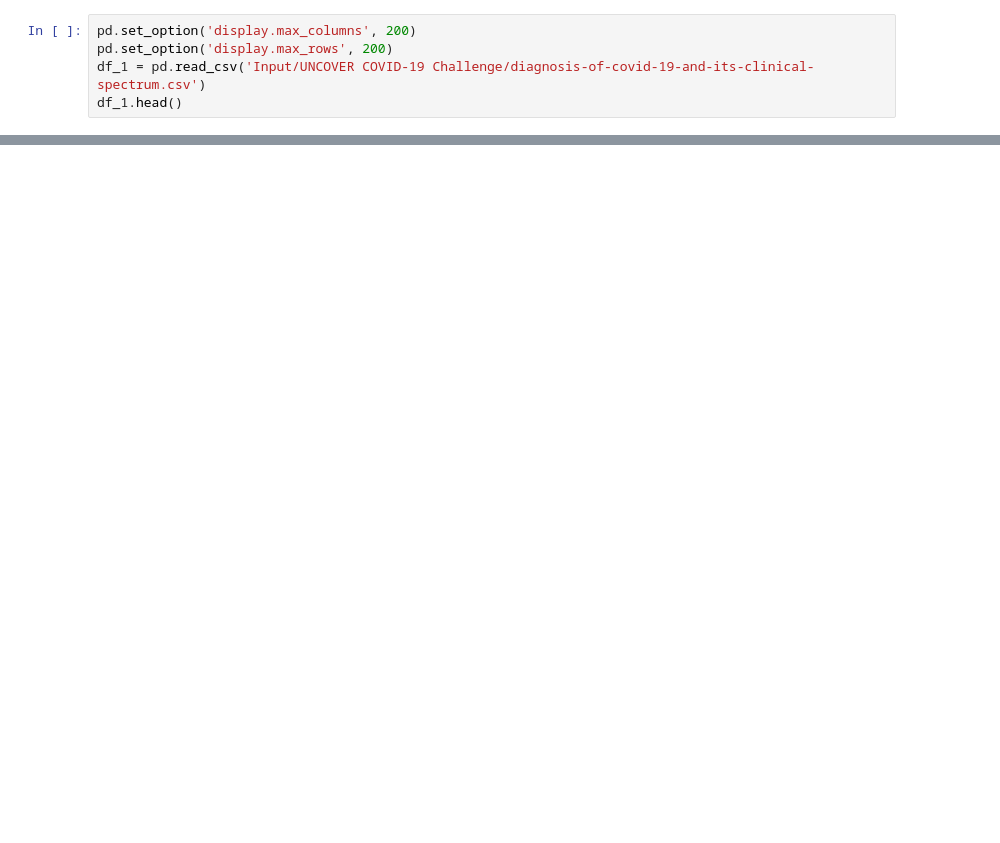
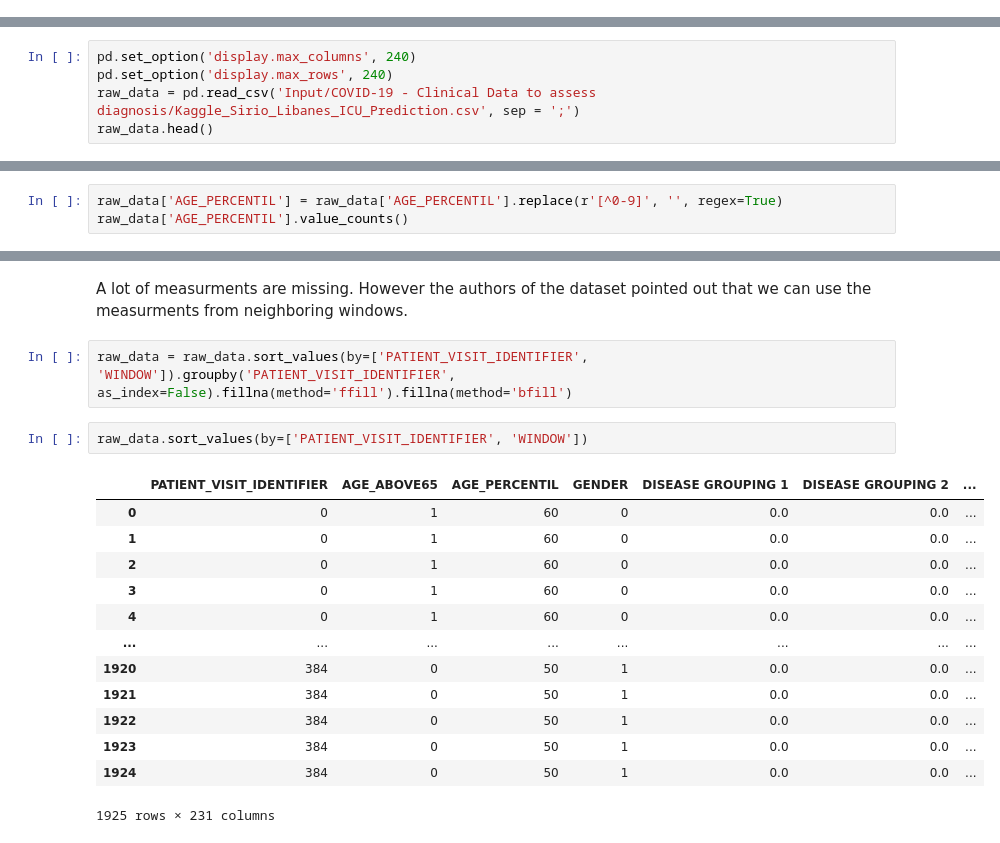
Before and after one commit to gthecrack/COVID-predictions, a Jupyter notebook: Untitled.ipynb, the cells around one changed output, grey strips where cells are left out. Drawn from its saved outputs; the diff is of its cells as text; blank space fills up the shorter version.

```diff
--- a/Untitled.ipynb
+++ b/Untitled.ipynb
@@ -13,7 +21,2 @@ Input/COVID-19 - Clinical Data to assess diagnosis\Kaggle_Sirio_Libanes_ICU_Pred
 diagnosis-of-covid-19-and-its-clinical-spectrum.csv
 Input/UNCOVER COVID-19 Challenge\diagnosis-of-covid-19-and-its-clinical-spectrum.csv
-# %%
-pd.set_option('display.max_columns', 200)
-pd.set_option('display.max_rows', 200)
-df_1 = pd.read_csv('Input/UNCOVER COVID-19 Challenge/diagnosis-of-covid-19-and-its-clinical-spectrum.csv')
-df_1.head()
@@ -159,0 +33,5 @@ Name: PATIENT_VISIT_IDENTIFIER, Length: 385, dtype: int64
+# %%
+pd.set_option('display.max_columns', 240)
+pd.set_option('display.max_rows', 240)
+raw_data = pd.read_csv('Input/COVID-19 - Clinical Data to assess diagnosis/Kaggle_Sirio_Libanes_ICU_Prediction.csv', sep = ';')
+raw_data.head()
@@ -159,0 +192,3 @@ Name: PATIENT_VISIT_IDENTIFIER, Length: 385, dtype: int64
+# %%
+raw_data['AGE_PERCENTIL'] = raw_data['AGE_PERCENTIL'].replace(r'[^0-9]', '', regex=True)
+raw_data['AGE_PERCENTIL'].value_counts()
@@ -159,0 +222,20 @@ Name: PATIENT_VISIT_IDENTIFIER, Length: 385, dtype: int64
+# %% [markdown]
+A lot of measurments are missing. However the authors of the dataset pointed out that we can use the measurments from neighboring windows.
+# %%
+raw_data = raw_data.sort_values(by=['PATIENT_VISIT_IDENTIFIER', 'WINDOW']).groupby('PATIENT_VISIT_IDENTIFIER', as_index=False).fillna(method='ffill').fillna(method='bfill')
+# %%
+raw_data.sort_values(by=['PATIENT_VISIT_IDENTIFIER', 'WINDOW'])
+# %% [output]
+|  | PATIENT_VISIT_IDENTIFIER | AGE_ABOVE65 | AGE_PERCENTIL | GENDER | DISEASE GROUPING 1 | DISEASE GROUPING 2 | ... |
+| 0 | 0 | 1 | 60 | 0 | 0.0 | 0.0 | ... |
+| 1 | 0 | 1 | 60 | 0 | 0.0 | 0.0 | ... |
+| 2 | 0 | 1 | 60 | 0 | 0.0 | 0.0 | ... |
+| 3 | 0 | 1 | 60 | 0 | 0.0 | 0.0 | ... |
+| 4 | 0 | 1 | 60 | 0 | 0.0 | 0.0 | ... |
+| ... | ... | ... | ... | ... | ... | ... | ... |
+| 1920 | 384 | 0 | 50 | 1 | 0.0 | 0.0 | ... |
+| 1921 | 384 | 0 | 50 | 1 | 0.0 | 0.0 | ... |
+| 1922 | 384 | 0 | 50 | 1 | 0.0 | 0.0 | ... |
+| 1923 | 384 | 0 | 50 | 1 | 0.0 | 0.0 | ... |
+| 1924 | 384 | 0 | 50 | 1 | 0.0 | 0.0 | ... |
+1925 rows × 231 columns
```
Also changed, not shown: parts of 44 cells of this notebook.
